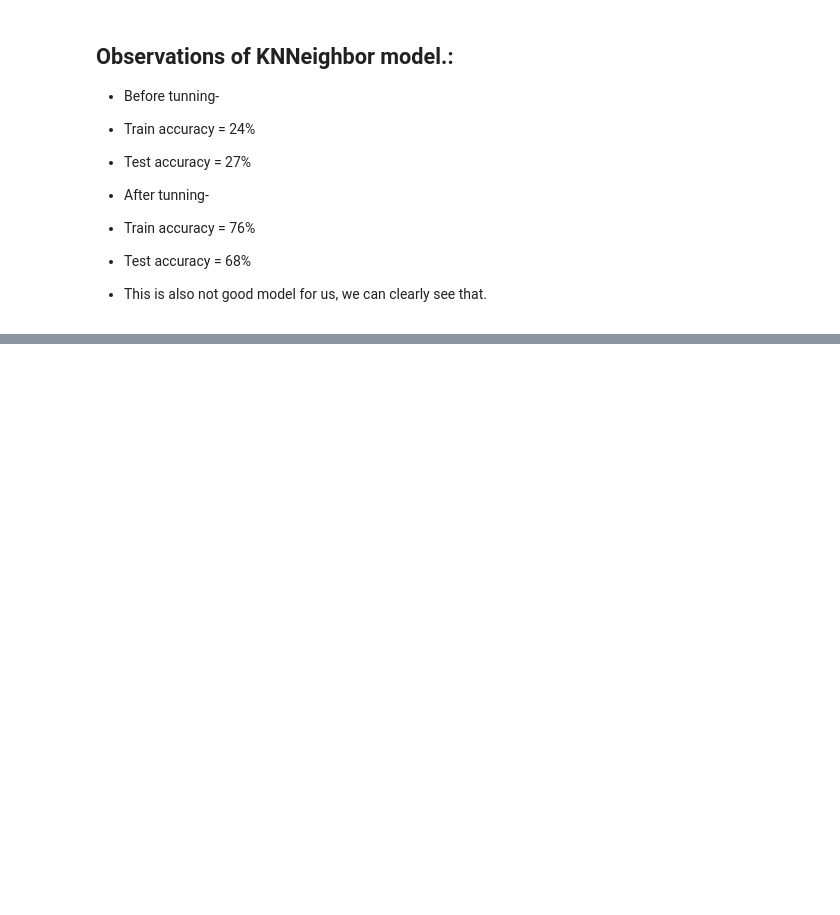
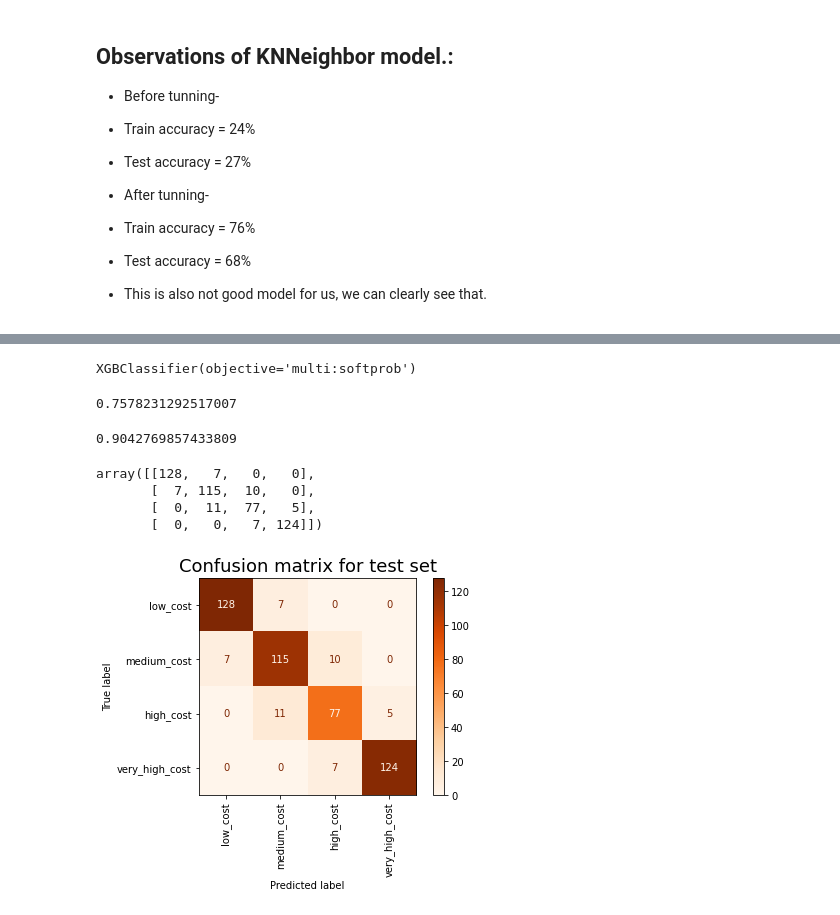
Before and after one commit to itsmimahi/Mobile-Price-Range-Prediction, a Jupyter notebook: ML_Classificatin_Project.ipynb, the cells around one changed output, grey strips where cells are left out. Cells and saved outputs as stored; diff of their text form; code cells hidden in the pictures; blank space fills up the shorter version.

```diff
--- a/ML_Classificatin_Project.ipynb
+++ b/ML_Classificatin_Project.ipynb
@@ -1421,0 +1452,9 @@ plot_auc_roc(y_test, pred_prob)
+# %%
+# splitting the data into train test split.
+x_train, x_test, y_train, y_test = train_test_split(x, y, random_state=0, test_size=0.25)
+# %%
+# Creating an to a classifier.
+xgb = XGBClassifier()
+xgb.fit(x_train, y_train)  # fitting the data into model.
+# %% [output]
+XGBClassifier(objective='multi:softprob')
@@ -1421,0 +1465,26 @@ plot_auc_roc(y_test, pred_prob)
+# %%
+# Checking the accuracy score of train set.
+accuracy_score(y_train, y_train_pred)
+# %% [output]
+0.7578231292517007
+# %%
+# Checking the accuracy score of test set.
+accuracy_score(y_test, y_test_pred)
+# %% [output]
+0.9042769857433809
+# %%
+# Confusion matrix for test set.
+cf_m = confusion_matrix(y_test, y_test_pred)
+cf_m
+# %% [output]
+array([[128,   7,   0,   0],
+       [  7, 115,  10,   0],
+       [  0,  11,  77,   5],
+       [  0,   0,   7, 124]])
+# %%
+# Plotting confusion matrix of test set.
+plot_confusion_matrix(xgb, x_test, y_test, cmap='Oranges', display_labels=class_list, xticks_rotation='vertical')
+plt.title('Confusion matrix for test set', fontsize=18)
+plt.show()
+# %% [output]
+[figure, added]
```
Also changed, not shown: parts of 82 cells of this notebook.
